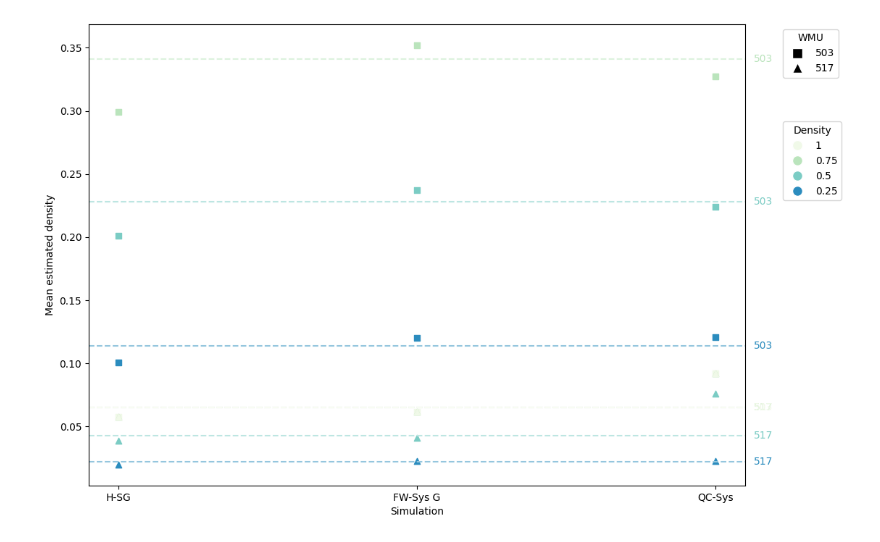
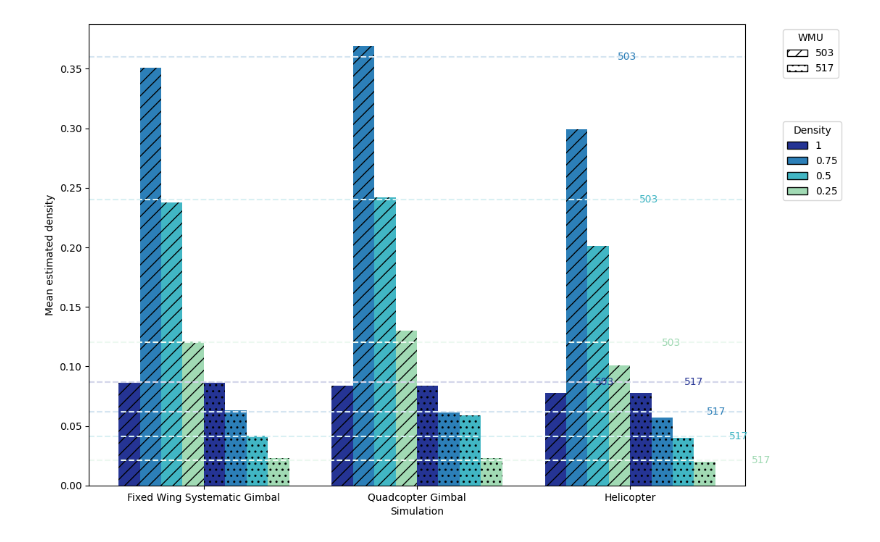
Before and after one commit to hambrecht/DroneSurveySimulator, a Jupyter notebook: Scripts/visualisation/vis_simulation_comparison.ipynb, the cells around one changed output. Saved outputs shown, nothing was run; the diff lists cells and outputs as text; code cells hidden in the pictures.

Commit message:
change spelling of simulations for consistency, added bar plots

```diff
--- a/Scripts/visualisation/vis_simulation_comparison.ipynb
+++ b/Scripts/visualisation/vis_simulation_comparison.ipynb
@@ -490,22 +387,21 @@ def lighten_color(color, amount=0.5):
     white = np.array(mcolors.to_rgba('white'))
     return mcolors.to_hex((1 - amount) * c[:3] + amount * white[:3])
 
-
 # Predefined colors for each Density value, 4-class GnBu
 density_colors = {
-    1: '#f0f9e8', # White ish
-    0.75: '#bae4bc',   # Light
-    0.5: '#7bccc4',   # Medium
-    0.25: '#2b8cbe'  # Dark
+    1: '#253494',  # White ish
+    0.75: '#2c7fb8',  # Light
+    0.5: '#41b6c4',  # Medium
+    0.25: '#a1dab4'  # Dark
 }
 
 # Create lighter colors for each Density value
-density_lighter_colors = {density: lighten_color(color, 0.5) for density, color in density_colors.items()}
+density_lighter_colors = {density: lighten_color(color, 0.8) for density, color in density_colors.items()}
 
-# Predefined symbols for each WMU
-wmu_symbols = {
-    '503': 's',  # Square
-    '517': '^'   # Triangle up
+# Predefined hatches for each WMU
+wmu_hatches = {
+    '503': '//',  # Diagonal lines
+    '517': '..'  # Crosshatch
 }
 
 # Custom legend labels
@@ -517,47 +413,59 @@ wmu_labels = {
 # Plotting
 fig, ax = plt.subplots(figsize=(11.69, 8.27))  # A4 size in landscape orientation
 
+# Define the order of categories for the x-axis and densities
+simulation_order = ['Fixed Wing Systematic Gimbal', 'Quadcopter Gimbal', 'Helicopter']
+density_order = sorted(df['Density'].unique(), reverse=True)
+
+# Calculate the width of each bar and the positions
+bar_width = 0.1
+num_wmus = len(wmu_hatches)
+positions = np.arange(len(simulation_order))
+
 # Group by WMU and plot each group
-for key, grp in df.groupby('WMU'):
-    for density, density_grp in grp.groupby('Density'):
-        color = density_colors.get(density, '#000000')  # Default to black if Density not found
-        lighter_color = density_lighter_colors.get(density, '#000000')  # Default to black if Density not found
-        symbol = wmu_symbols.get(str(key), 'o')  # Default to circle if WMU not found
+for wmu_index, (key, grp) in enumerate(df.groupby('WMU')):
+    for i, density in enumerate(density_order):
+        density_grp = grp[grp['Density'] == density]
+        if density_grp.empty:
+            continue
+        color = density_colors[density]
+        lighter_color = density_lighter_colors[density]
+        hatch = wmu_hatches.get(str(key), '')  # Default to no hatch if WMU not found
         label = f"{wmu_labels.get(str(key), key)} - {density}"
-        ax.scatter(density_grp['Simulation'], density_grp['Mean estimated Density'], label=label, color=color, marker=symbol)
+        ax.bar(positions + (wmu_index * len(density_order) + i) * bar_width, density_grp['Mean estimated Density'], bar_width, label=label, color=color, hatch=hatch)
         true_density = density_grp['True Density'].iloc[0]  # Assuming True Density is the same for each group
         ax.axhline(y=true_density, linestyle='--', color=lighter_color, label='_nolegend_')
         # Add text annotation for WMU at the True Density line
         max_xlim = ax.get_xlim()[1]
         ax.text(max_xlim + 0.03, true_density, f"{wmu_labels.get(str(key), key)}",
                 verticalalignment='center', color=color)
 
 # Adding labels and title
 ax.set_xlabel('Simulation')
 ax.set_ylabel('Mean estimated density')
-# ax.set_title('Scatter Plot of Simulation vs Mean estimated Density')
+ax.set_xticks(positions + bar_width * (num_wmus * len(density_order) - 1) / 2)
+ax.set_xticklabels(simulation_order)
+# ax.set_title('Bar Plot of Simulation vs Mean estimated Density')
 
 # Create custom legends
 
-# Legend for WMU symbols
-wmu_legend = [Line2D([0], [0], marker=wmu_symbols[key], color='w', label=wmu_labels[key],
-                     markerfacecolor='black', markersize=10) for key in wmu_symbols]
+# Legend for WMU hatches
+wmu_legend = [Patch(facecolor='white', edgecolor='black', hatch=wmu_hatches[key], label=wmu_labels[key]) for key in wmu_hatches]
 
 # Legend for Density colors
-density_legend = [Line2D([0], [0], marker='o', color='w', label=str(density),
-                         markerfacecolor=color, markersize=10) for density, color in density_colors.items()]
+density_legend = [Patch(facecolor=color, edgecolor='black', label=str(density)) for density, color in density_colors.items()]
 
 # Add legends to the plot
 legend1 = ax.legend(handles=wmu_legend, title='WMU', bbox_to_anchor=(1.05, 1), loc='upper left')
 legend2 = ax.legend(handles=density_legend, title='Density', bbox_to_anchor=(1.05, 0.8), loc='upper left')
 
 # Add the first legend back
 ax.add_artist(legend1)
 
 # Adjust plot limits to make space for the labels
 # ax.set_xlim(right=ax.get_xlim()[1] + 0.5)
 
 # Show plot
 plt.show()
 # %% [output]
-[figure, old version]
+[figure, new version]
```
Also changed, not shown: parts of 9 cells of this notebook.
